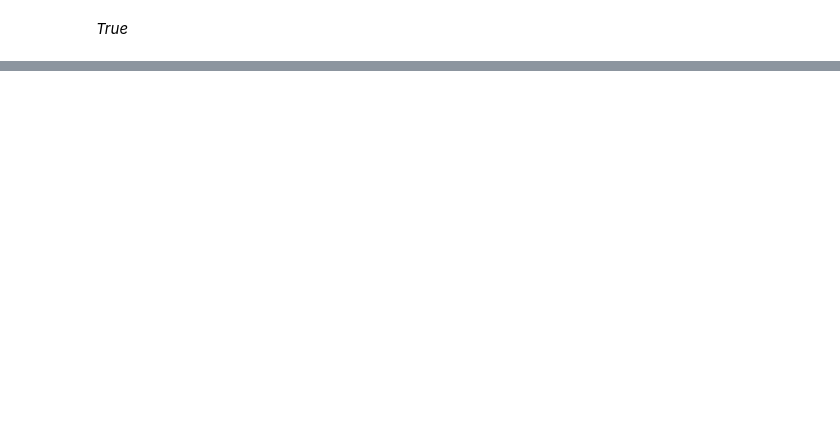
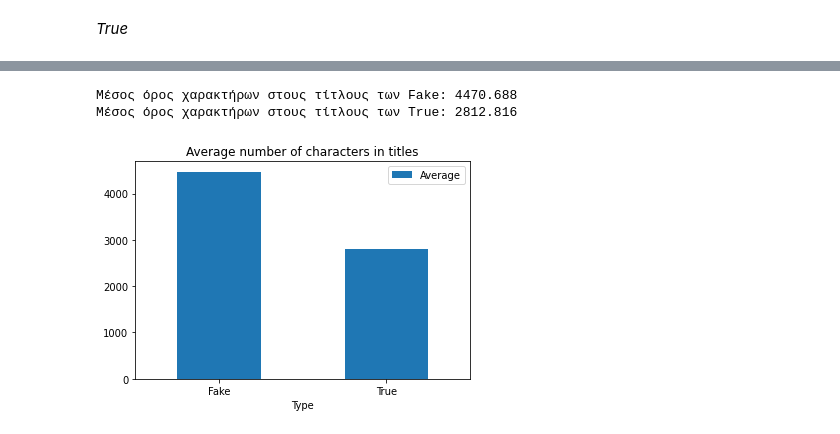
Before and after one commit to Themis-Sot/datam, a Jupyter notebook: DataMining_Project2.ipynb, the cells around one changed output, grey strips where cells are left out. Cells and saved outputs as stored; diff of their text form; code cells hidden in the pictures; blank space fills up the shorter version.

Commit message:
graphs for average chars

```diff
--- a/DataMining_Project2.ipynb
+++ b/DataMining_Project2.ipynb
@@ -259,0 +262,18 @@ plt.show()
+# %%
+avgChar = len(text) / len(dfFake.index)
+avgChar2 = len(text2) / len(dfTrue.index)
+
+print("Μέσος όρος χαρακτήρων στους τίτλους των Fake:", avgChar)
+print("Μέσος όρος χαρακτήρων στους τίτλους των True:", avgChar2)
+
+avgDict = {'Fake': avgChar, 'True': avgChar2}
+avgDF = pd.DataFrame.from_dict(avgDict, orient='index', columns=['Average'])
+
+avgDF.plot.bar(rot=0)
+plt.xlabel('Type')
+plt.title('Average number of characters in titles')
+plt.show()
+# %% [output]
+Μέσος όρος χαρακτήρων στους τίτλους των Fake: 4470.688
+Μέσος όρος χαρακτήρων στους τίτλους των True: 2812.816
+[figure, added]
```
Also changed, not shown: parts of 7 cells of this notebook.
